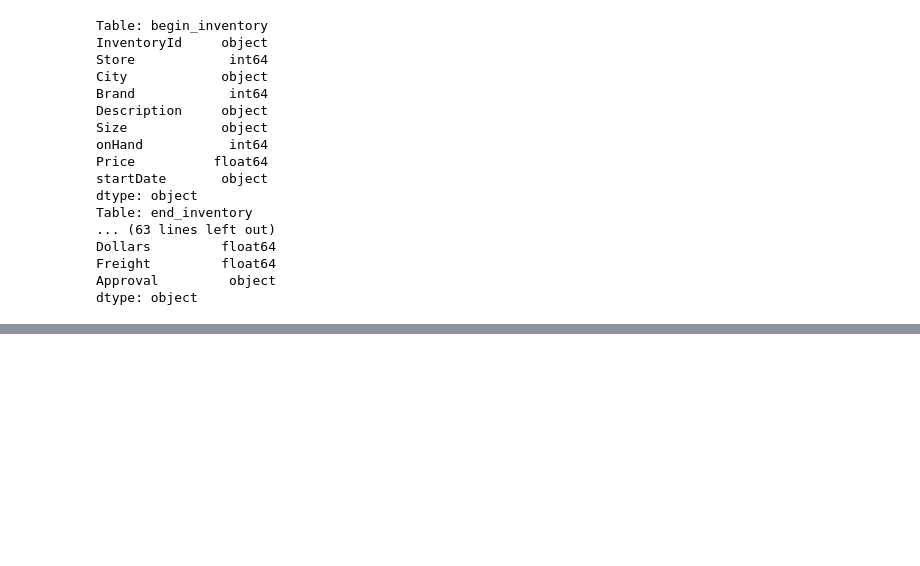
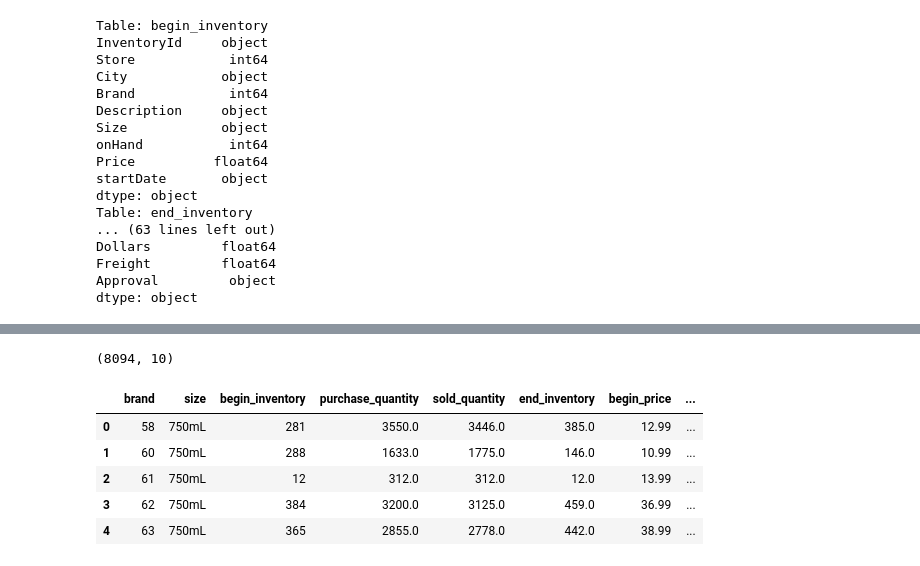
Before and after one commit to HarshG5/vendor-performance-python-sql-powerbi, a Jupyter notebook: EDA_Vendor Data.ipynb, the cells around one changed output, grey strips where cells are left out. Drawn from its saved outputs; the diff is of its cells as text; code cells hidden in the pictures; blank space fills up the shorter version.

```diff
--- a/EDA_Vendor Data.ipynb
+++ b/EDA_Vendor Data.ipynb
@@ -143,0 +166,13 @@ table ['']
+# %%
+summary_table.shape
+# %% [output]
+(8094, 10)
+# %%
+display(summary_table.head())
+# %% [output]
+|  | brand | size | begin_inventory | purchase_quantity | sold_quantity | end_inventory | begin_price | ... |
+| 0 | 58 | 750mL | 281 | 3550.0 | 3446.0 | 385.0 | 12.99 | ... |
+| 1 | 60 | 750mL | 288 | 1633.0 | 1775.0 | 146.0 | 10.99 | ... |
+| 2 | 61 | 750mL | 12 | 312.0 | 312.0 | 12.0 | 13.99 | ... |
+| 3 | 62 | 750mL | 384 | 3200.0 | 3125.0 | 459.0 | 36.99 | ... |
+| 4 | 63 | 750mL | 365 | 2855.0 | 2778.0 | 442.0 | 38.99 | ... |
```
Also changed, not shown: parts of 15 cells of this notebook.
